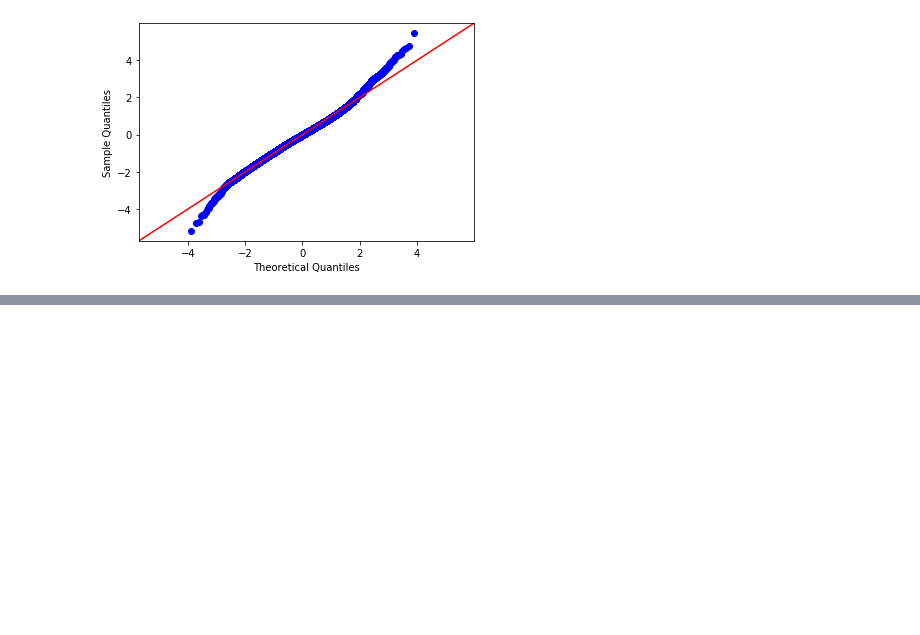
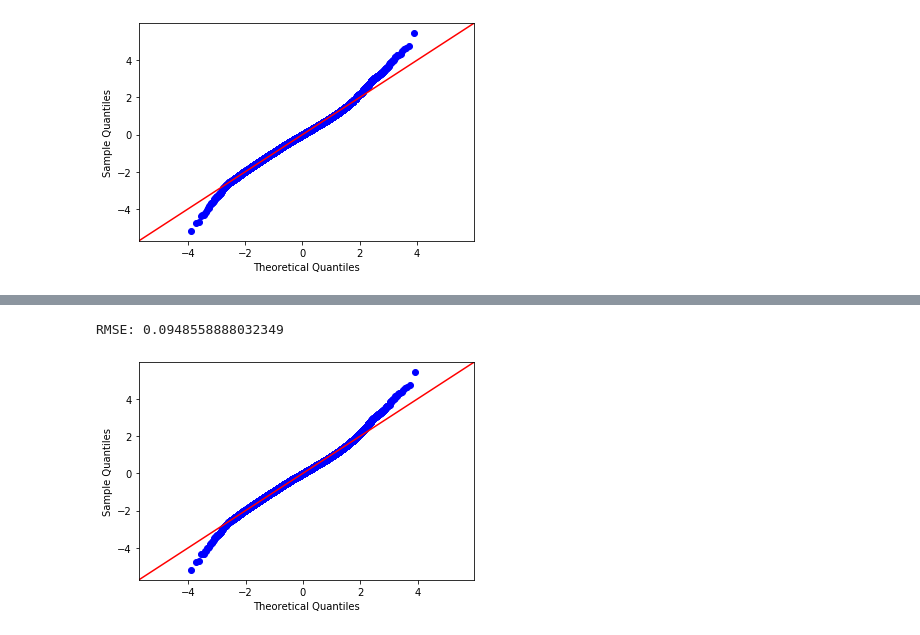
Before and after one commit to JessicaFB/Flipping-Houses-Strategy, a Jupyter notebook: student.ipynb, the cells around one changed output, grey strips where cells are left out. Cells and saved outputs as stored; diff of their text form; code cells hidden in the pictures; blank space fills up the shorter version.

```diff
--- a/student.ipynb
+++ b/student.ipynb
@@ -541,0 +547,2 @@ fig = sm.graphics.qqplot(results.resid, dist=stats.norm, line='45', fit=True)
+# %%
+final = final.drop(['sqft_lot_log','grade_log'], axis=1)
@@ -541,0 +559,11 @@ fig = sm.graphics.qqplot(results.resid, dist=stats.norm, line='45', fit=True)
+# %%
+final_model_R2 = np.mean(cross_val_score(linreg, final, y, scoring='r2', cv=crossval))
+
+print(final_model_R2)
+
+import statsmodels.api as sm
+df_inter_sm = sm.add_constant(final)
+model = sm.OLS(y,final)
+results = model.fit()
+
+results.summary()
@@ -541,0 +604,13 @@ fig = sm.graphics.qqplot(results.resid, dist=stats.norm, line='45', fit=True)
+# %%
+# Test Errors Results
+cv_5_results = cross_val_score(linreg, final, y, cv=5, scoring=mse)
+cv_5_results
+
+
+print(f"RMSE: {np.sqrt(cv_5_results.mean())}")
+# %% [output]
+RMSE: 0.0948558888032349
+# %%
+fig = sm.graphics.qqplot(results.resid, dist=stats.norm, line='45', fit=True)
+# %% [output]
+[figure, added]
```
Also changed, not shown: parts of 11 cells of this notebook.
